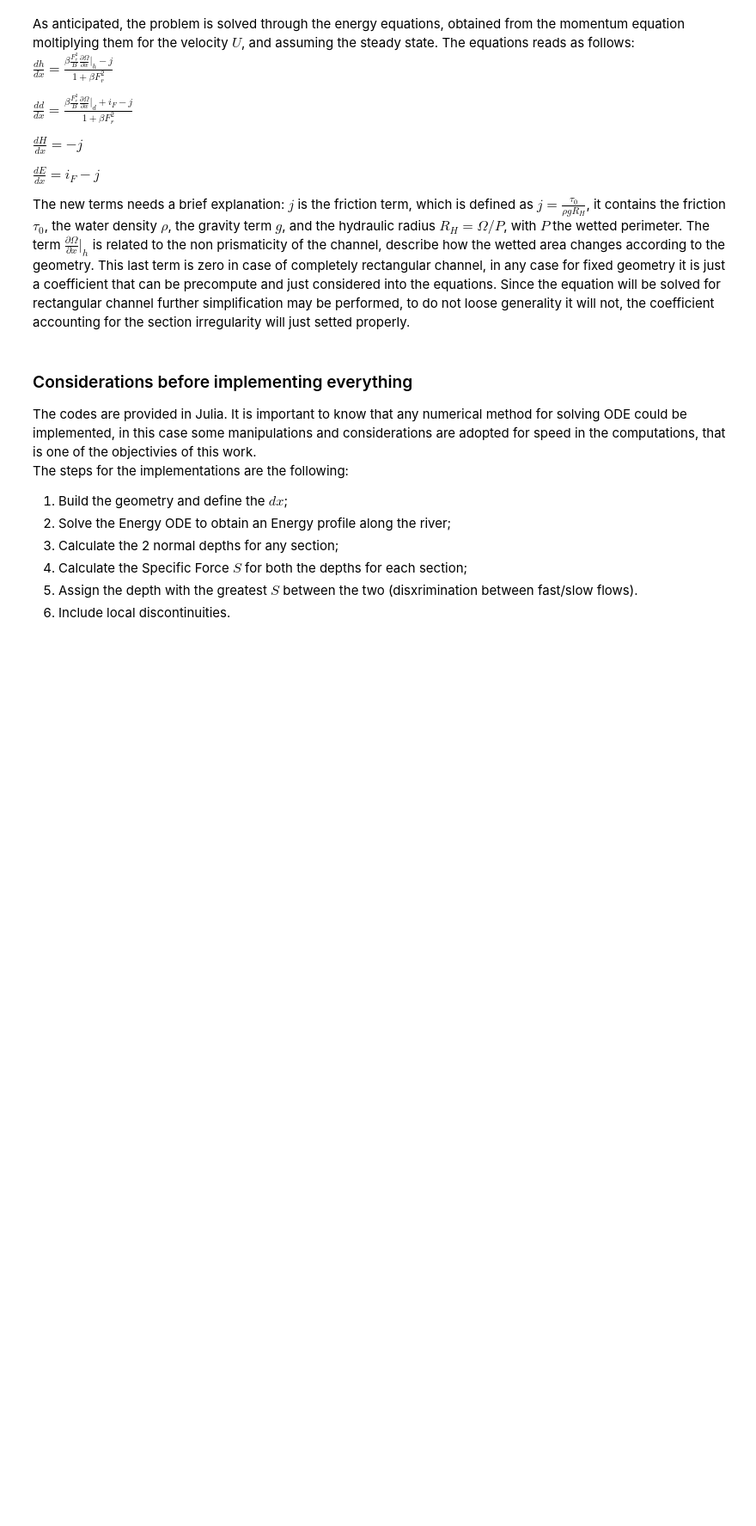
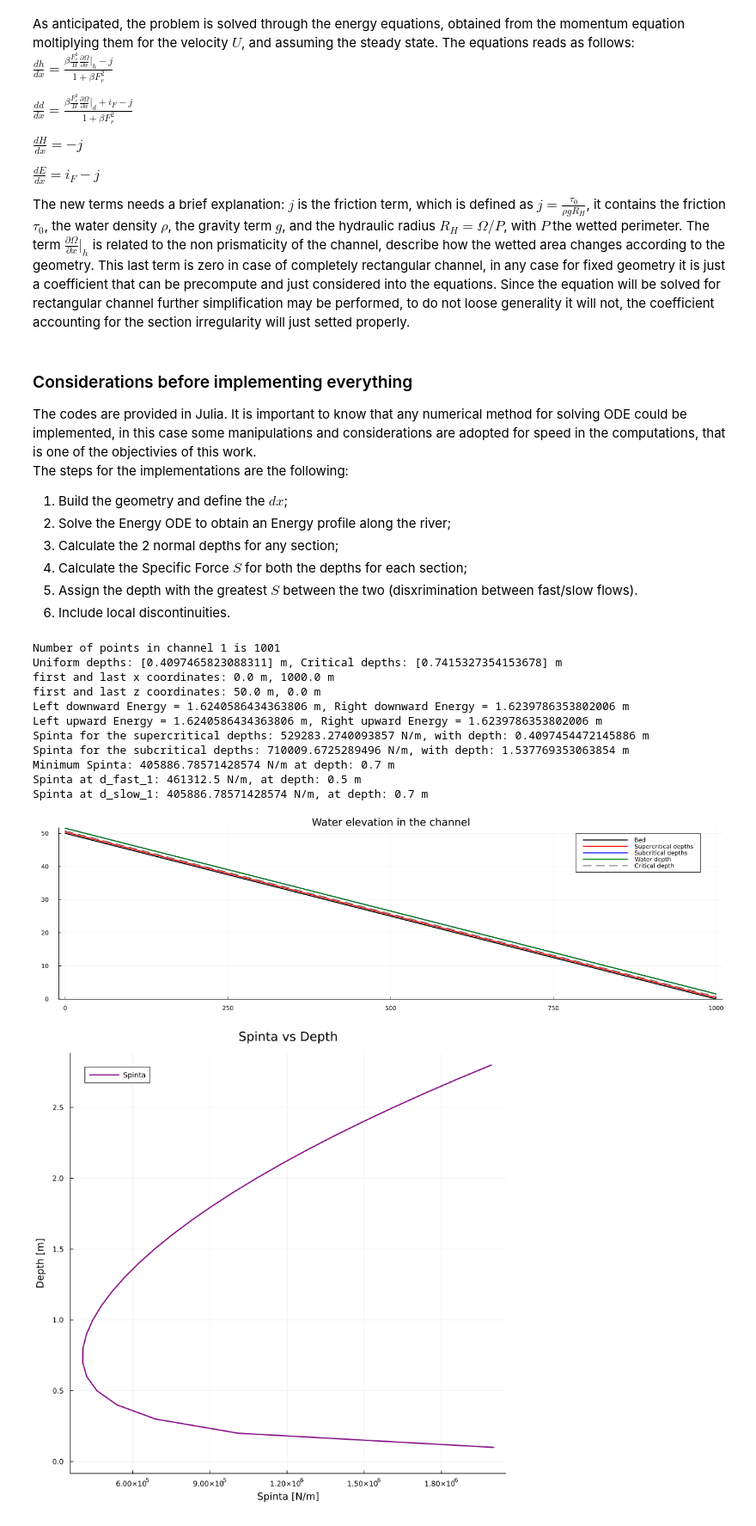
Before and after one commit to AmeGit01/Steady_SWE, a Jupyter notebook: 1D_SWE.ipynb, the cells around one changed output. Shown at 86% size. Cells and saved outputs as stored; diff of their text form; code cells hidden in the pictures; blank space fills up the shorter version.

Commit message:
also the spinta works, the problem is the concept

```diff
--- a/1D_SWE.ipynb
+++ b/1D_SWE.ipynb
@@ -112,13 +112,13 @@ end
     return d
 end
 
-Spinta(Q, B, d) = 0.5*1000*9.81*B*d^2 + 1000*Q^2/(B*d)
+Spinta(Q, B, d) = 500*9.81*B*d^2 + 1000*Q^2/(B*d)
 
 L = [1000.0]        # length of the channel [m]
-Q = 350.0            # discharge [m^3/s] Q = Ω Ks R^2/3 iF^1/2
+Q = 100.0            # discharge [m^3/s] Q = Ω Ks R^2/3 iF^1/2
 B = [50.0]         # width of the channel [m]
 Ks = 40.0           # Strickler coefficient [m^(1/3)/s] Ks = 1/n
-iF = [0.001]        # slope of the channel
+iF = [0.05]        # slope of the channel
 dx = 1.0           # distance between the points of the channel [m]
 g = 9.81            # gravity acceleration [m/s^2]
 
@@ -190,8 +190,8 @@ for n = 1:Npoints
     Spinta_fast[n] = Spinta(Q, B[1], d_fast[n]) # Spinta for the supercritical depths
     Spinta_slow[n] = Spinta(Q, B[1], d_slow[n]) # Spinta for the subcritical depths
 end
-println("Spinta for the supercritical depths: ", Spinta_fast)
-println("Spinta for the subcritical depths: ", Spinta_slow)
+println("Spinta for the supercritical depths: ", Spinta_fast[1], " N/m, with depth: ", d_fast[1], " m")
+println("Spinta for the subcritical depths: ", Spinta_slow[1], " N/m, with depth: ", d_slow[1], " m")
 
 
 # Chose the depth with the maximum Spinta between the two:
@@ -205,36 +205,51 @@ for n = 1:Npoints
 end
 
 y_limits = (min(minimum(Z), minimum(e_dw)) - 0.05, max(maximum(Z), maximum(Z+e_dw)) + 0.05)
 p1 = plot(X, Z, label="Bed", xlabel="x [m]", ylabel="z [m]", title="Bed of the channel", legend=:topright,
     grid=true, xlims=(X[begin]-10, X[end]+10), ylims=y_limits, color="black", linewidth=2,
     size=(1400, 400))
 p1 = plot!(X, Z + d_fast, label="Supercritical depths", xlabel="x [m]", ylabel="z [m]",
     title="Water elevation in the channel", grid=true, color="red", linewidth=2)
 p1 = plot!(X, Z + d_slow, label="Subcritical depths", xlabel="x [m]", ylabel="z [m]",
     title="Water elevation in the channel", grid=true, color="blue", linewidth=2)
 p1 = plot!(X, Z + d, label="Water depth", xlabel="x [m]", ylabel="z [m]",
     title="Water elevation in the channel", grid=true, color="green", linewidth=2)
-p2 = plot!(X, Z + d_critical_vector, label="Critical depth", xlabel="x [m]", ylabel="z [m]",
+p1 = plot!(X, Z + d_critical_vector, label="Critical depth", xlabel="x [m]", ylabel="z [m]",
     title="Water elevation in the channel", grid=true, color="gray", linewidth=2, linestyle=:dash)
-
+display(p1)
 
 #=
 y_limits = (min(minimum(Z), minimum(e_dw)) - 0.05, max(maximum(Z), maximum(Z+e_dw)) + 0.05)
 p2 = plot(X, Z, label="Bed", xlabel="x [m]", ylabel="z [m]", title="Bed of the channel", legend=:topright,
     grid=true, xlims=(X[begin]-10, X[end]+10), ylims=y_limits, color="black", linewidth=2,
     size=(1400, 400))
 p2 = plot!(X, Z + d, label="Water depth", xlabel="x [m]", ylabel="z [m]",
     title="Water elevation in the channel", grid=true, color="green", linewidth=2)
 =#
 
-a = (0.0:0.1:3)
+a = (0.0:0.1:2.8)
 b = zeros(length(a)) # array to store the Spinta values
 for n in 1:length(a)
     b[n] = Spinta(Q, B[1], a[n])
 end
 min_b = minimum(b); a_min = findall(b .== min_b) # find the minimum Spinta and its corresponding depth
 println("Minimum Spinta: ", min_b, " N/m at depth: ", a[a_min[1]], " m")
+println("Spinta at d_fast_1: ", b[6], " N/m, at depth: ", a[6], " m")
+println("Spinta at d_slow_1: ", b[8], " N/m, at depth: ", a[8], " m")
 
-#p3 = plot(a, b, label="Spinta", xlabel="Depth [m]", ylabel="Spinta [N/m]", title="Spinta vs Depth",
-#    grid=true, color="purple", linewidth=2, size=(1400, 400))
-#p3 = plot!(a[a_min[1]], min_b, seriestype=:scatter, label="Minimum Spinta", color="red", markersize=8)
+p3 = plot(b, a, label="Spinta", ylabel="Depth [m]", xlabel="Spinta [N/m]", title="Spinta vs Depth",
+    grid=true, color="purple", linewidth=2, size=(800, 800))
+# %% [output]
+Number of points in channel 1 is 1001
+Uniform depths: [0.4097465823088311] m, Critical depths: [0.7415327354153678] m
+first and last x coordinates: 0.0 m, 1000.0 m
+first and last z coordinates: 50.0 m, 0.0 m
+Left downward Energy = 1.6240586434363806 m, Right downward Energy = 1.6239786353802006 m
+Left upward Energy = 1.6240586434363806 m, Right upward Energy = 1.6239786353802006 m
+Spinta for the supercritical depths: 529283.2740093857 N/m, with depth: 0.4097454472145886 m
+Spinta for the subcritical depths: 710009.6725289496 N/m, with depth: 1.537769353063854 m
+Minimum Spinta: 405886.78571428574 N/m at depth: 0.7 m
+Spinta at d_fast_1: 461312.5 N/m, at depth: 0.5 m
+Spinta at d_slow_1: 405886.78571428574 N/m, at depth: 0.7 m
+[figure, added]
+[figure, added]
```
